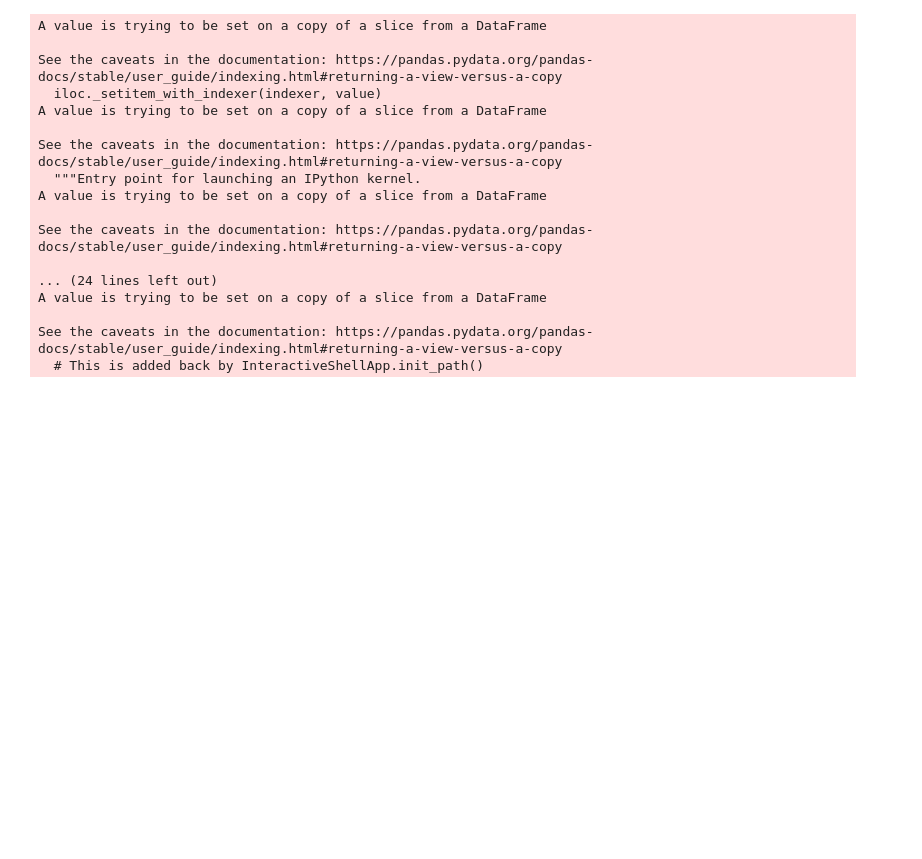
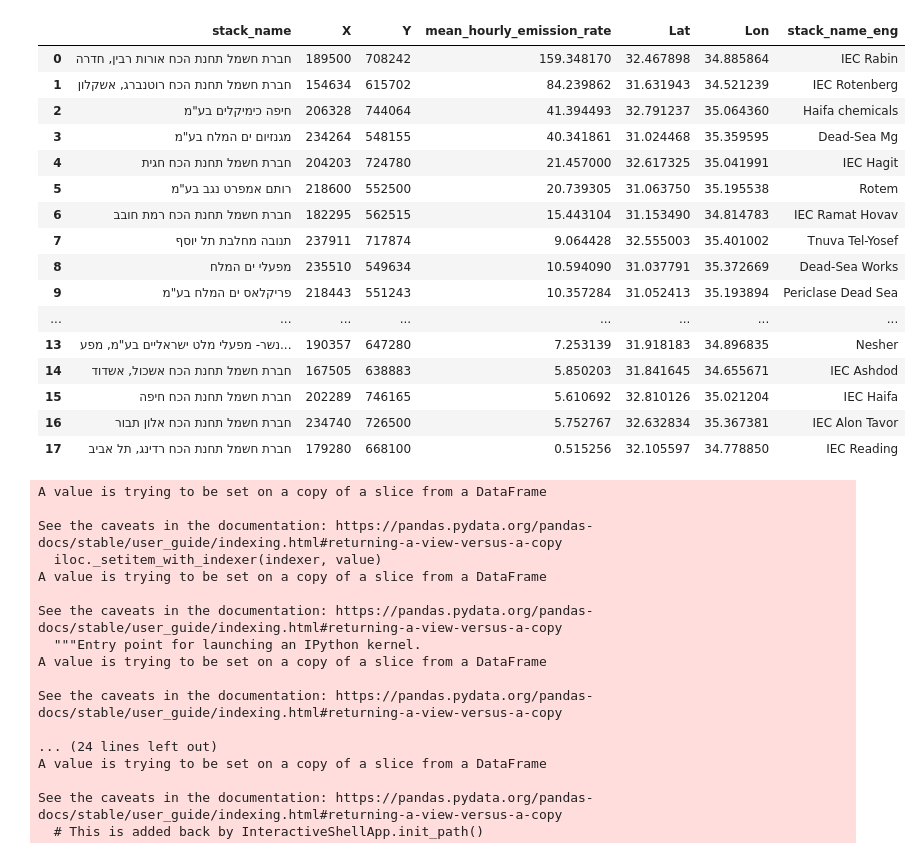
Before and after one commit to iditbela2/Broday_notebooks, a Jupyter notebook: maps.ipynb, the cells around one changed output. Cells and saved outputs as stored; diff of their text form; code cells hidden in the pictures; blank space fills up the shorter version.

```diff
--- a/maps.ipynb
+++ b/maps.ipynb
@@ -139,6 +117,26 @@ for sn in stackLocations.itertuples():
 m
 # %% [output]
 [interactive output not drawn]
+# %%
+stackLocations
+# %% [output]
+|  | stack_name | X | Y | mean_hourly_emission_rate | Lat | Lon | stack_name_eng |
+| 0 | חברת חשמל תחנת הכח אורות רבין, חדרה | 189500 | 708242 | 159.348170 | 32.467898 | 34.885864 | IEC Rabin |
+| 1 | חברת חשמל תחנת הכח רוטנברג, אשקלון | 154634 | 615702 | 84.239862 | 31.631943 | 34.521239 | IEC Rotenberg |
+| 2 | חיפה כימיקלים בע"מ | 206328 | 744064 | 41.394493 | 32.791237 | 35.064360 | Haifa chemicals |
+| 3 | מגנזיום ים המלח בע"מ | 234264 | 548155 | 40.341861 | 31.024468 | 35.359595 | Dead-Sea Mg |
+| 4 | חברת חשמל תחנת הכח חגית | 204203 | 724780 | 21.457000 | 32.617325 | 35.041991 | IEC Hagit |
+| 5 | רותם אמפרט נגב בע"מ | 218600 | 552500 | 20.739305 | 31.063750 | 35.195538 | Rotem |
+| 6 | חברת חשמל תחנת הכח רמת חובב | 182295 | 562515 | 15.443104 | 31.153490 | 34.814783 | IEC Ramat Hovav |
+| 7 | תנובה מחלבת תל יוסף | 237911 | 717874 | 9.064428 | 32.555003 | 35.401002 | Tnuva Tel-Yosef |
+| 8 | מפעלי ים המלח | 235510 | 549634 | 10.594090 | 31.037791 | 35.372669 | Dead-Sea Works |
+| 9 | פריקלאס ים המלח בע"מ | 218443 | 551243 | 10.357284 | 31.052413 | 35.193894 | Periclase Dead Sea |
+| ... | ... | ... | ... | ... | ... | ... | ... |
+| 13 | נשר- מפעלי מלט ישראליים בע"מ, מפע... | 190357 | 647280 | 7.253139 | 31.918183 | 34.896835 | Nesher |
+| 14 | חברת חשמל תחנת הכח אשכול, אשדוד | 167505 | 638883 | 5.850203 | 31.841645 | 34.655671 | IEC Ashdod |
+| 15 | חברת חשמל תחנת הכח חיפה | 202289 | 746165 | 5.610692 | 32.810126 | 35.021204 | IEC Haifa |
+| 16 | חברת חשמל תחנת הכח אלון תבור | 234740 | 726500 | 5.752767 | 32.632834 | 35.367381 | IEC Alon Tavor |
+| 17 | חברת חשמל תחנת הכח רדינג, תל אביב | 179280 | 668100 | 0.515256 | 32.105597 | 34.778850 | IEC Reading |
 # %%
 stations.loc[stations['Region'].isin(['GUD']),'Region']='Gush Dan'
 stations.loc[stations['Region'].isin(['HAI']),'Region']='Haifa'
```
Also changed, not shown: parts of 14 cells of this notebook, 3 other files.
